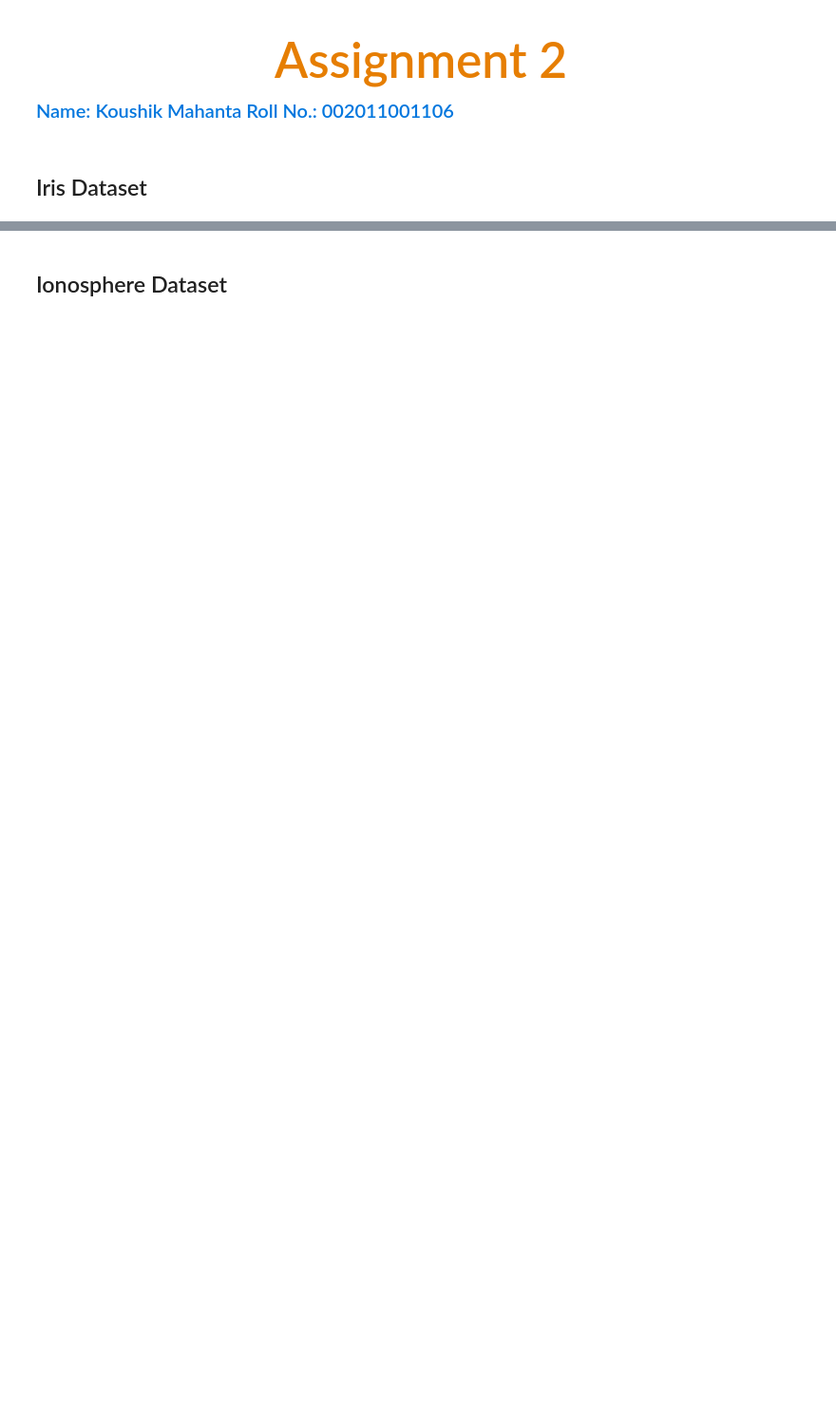
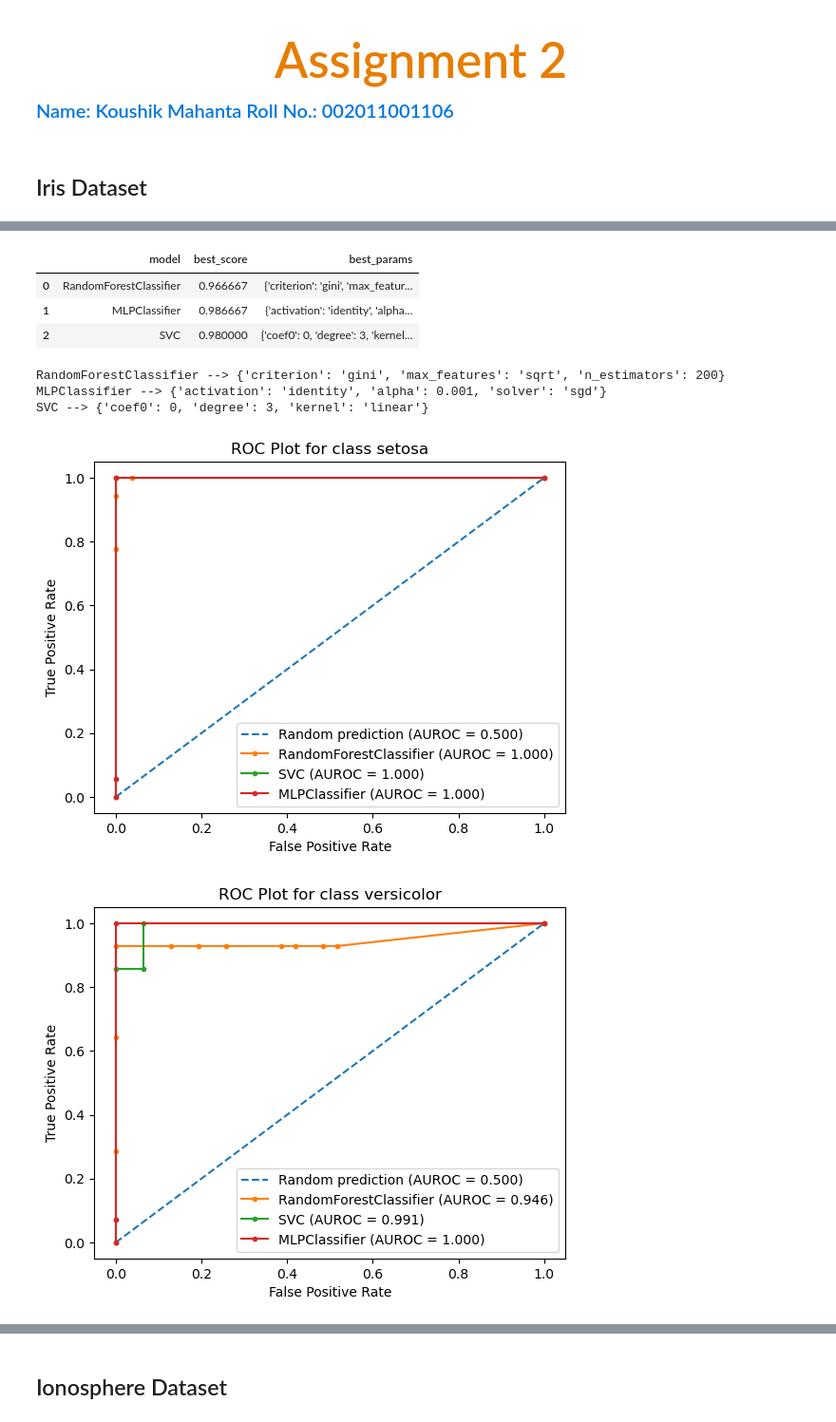
Before and after one commit to Koushik0001/ML_Lab, a Jupyter notebook: assignment_2.ipynb, the cells around one changed output, grey strips where cells are left out. Shown: that part at 95% size. Cells and saved outputs as stored; diff of their text form; code cells hidden in the pictures; blank space fills up the shorter version.

```diff
--- a/assignment_2.ipynb
+++ b/assignment_2.ipynb
@@ -173,0 +292,27 @@ displayROCPlot(iris_dataset, [RandomForestClassifier, SVC, MLPClassifier], 0.7,
+# %%
+iris_best_model_config
+# %% [output]
+|  | model | best_score | best_params |
+| 0 | RandomForestClassifier | 0.966667 | {'criterion': 'gini', 'max_featur... |
+| 1 | MLPClassifier | 0.986667 | {'activation': 'identity', 'alpha... |
+| 2 | SVC | 0.980000 | {'coef0': 0, 'degree': 3, 'kernel... |
+# %%
+print(f"{iris_best_model_config['model'][0]} --> {iris_best_model_config['best_params'][0]}")
+print(f"{iris_best_model_config['model'][1]} --> {iris_best_model_config['best_params'][1]}")
+print(f"{iris_best_model_config['model'][2]} --> {iris_best_model_config['best_params'][2]}")
+# %% [output]
+RandomForestClassifier --> {'criterion': 'gini', 'max_features': 'sqrt', 'n_estimators': 200}
+MLPClassifier --> {'activation': 'identity', 'alpha': 0.001, 'solver': 'sgd'}
+SVC --> {'coef0': 0, 'degree': 3, 'kernel': 'linear'}
+# %%
+displayROCPlot(iris_dataset,
+               [RandomForestClassifier, SVC, MLPClassifier],
+               0.7,
+               60,
+               True,
+               RandomForestClassifier={'criterion': 'gini', 'max_features': 'sqrt', 'n_estimators': 200},
+               MLPClassifier={'max_iter':10000, 'alpha': 0.001, 'solver': 'sgd'},
+               SVC={'probability':True, 'coef0': 0, 'degree': 3})
+# %% [output]
+[figure, added]
+[figure, added]
```
Also changed, not shown: parts of 15 cells of this notebook.
